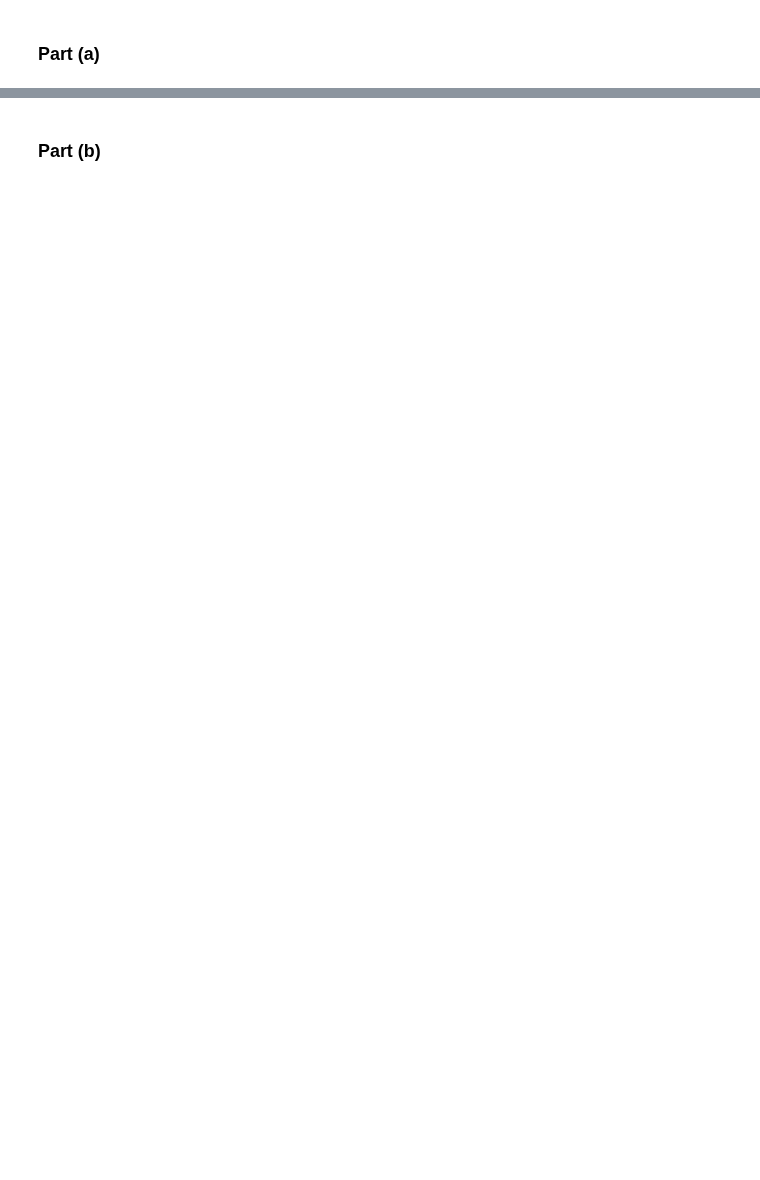
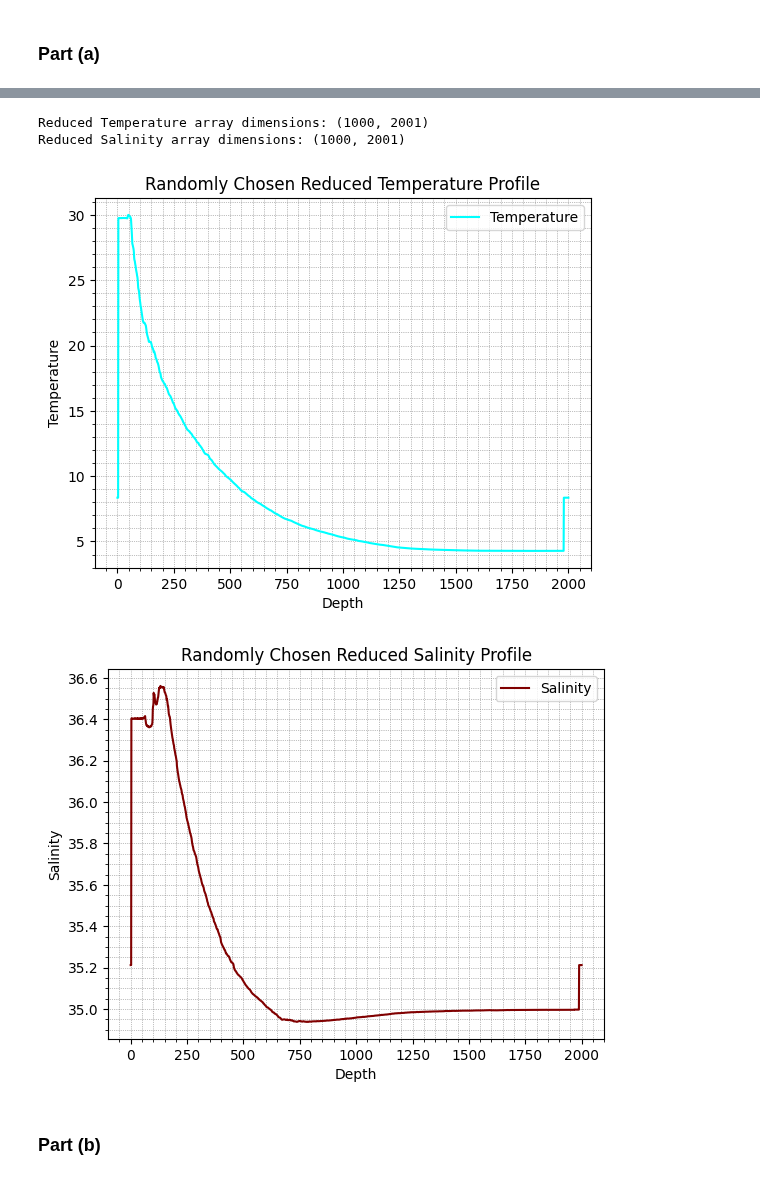
Before and after one commit to Mani0237/Prelims, a Jupyter notebook: 2023_fall/Q8-200973108/8_olmo.ipynb, the cells around one changed output, grey strips where cells are left out. Saved outputs shown, nothing was run; the diff lists cells and outputs as text; code cells hidden in the pictures; blank space fills up the shorter version.

```diff
--- a/2023_fall/Q8-200973108/8_olmo.ipynb
+++ b/2023_fall/Q8-200973108/8_olmo.ipynb
@@ -45,2 +46,72 @@ plt.show()
+# %%
+# defining function for SVD approximation
+def SVD_approximation(matrix, rank):
+    '''--------------------------------------------------------------
+    The function performs SVD decomposition of image matrix and then
+    gives approximation of the matrix A for a given rank
+
+    PARMAETER
+    - image_matrix (numpy.ndarray) : matrix containing image data
+    - rank (int) : the rank upto which A is to be approximated
+
+    RETURNS
+    A_approx (numpy.ndarray) - An approximation of image_matrix
+    -----------------------------------------------------------------'''
+
+    # performing SVD for image_matrix
+    U, S, V_T = np.linalg.svd(matrix, full_matrices=False)
+
+    # Ensuring that the rank does not exceed the number of eigenvalues
+    rank = min(rank, min(matrix.shape))
+
+    A_approx = U[:, :rank] @ np.diag(S[:rank]) @ V_T[:rank, :]
+
+    return A_approx
+
+# Handle NaN and inf values by replacing them with the mean of the profile
+def replace_nan_inf(data):
+    # Replace inf with NaN to handle them together
+    data[np.isinf(data)] = np.nan
+    # Get the mean of each profile ignoring NaNs
+    means = np.nanmean(data, axis=1)
+    # Replace NaNs with the mean of the corresponding profile
+    inds = np.where(np.isnan(data))
+    data[inds] = np.take(means, inds[0])
+    return data
+
+temperature = replace_nan_inf(temperature)
+salinity = replace_nan_inf(salinity)
+temp_reduced = SVD_approximation(temperature, 400)
+sal_reduced = SVD_approximation(salinity, 400)
+# Print the dimensions of the reduced arrays
+print("Reduced Temperature array dimensions:", temp_reduced.shape)
+print("Reduced Salinity array dimensions:", sal_reduced.shape)
+
+# Plot a randomly chosen reduced temperature profile
+random_index_temp = np.random.randint(0, temp_reduced.shape[0])
+plt.plot(temp_reduced[random_index_temp], label='Temperature', color='cyan')
+plt.xlabel('Depth')
+plt.ylabel('Temperature')
+plt.title('Randomly Chosen Reduced Temperature Profile')
+plt.legend()
+plt.minorticks_on()
+plt.grid(True, which='both', linestyle=':', linewidth='0.5', color='gray')
+plt.show()
+
+# Plot a randomly chosen reduced salinity profile
+random_index_sal = np.random.randint(0, sal_reduced.shape[0])
+plt.plot(sal_reduced[random_index_sal], label='Salinity', color='maroon')
+plt.xlabel('Depth')
+plt.ylabel('Salinity')
+plt.title('Randomly Chosen Reduced Salinity Profile')
+plt.minorticks_on()
+plt.grid(True, which='both', linestyle=':', linewidth='0.5', color='gray')
+plt.legend()
+plt.show()
+# %% [output]
+Reduced Temperature array dimensions: (1000, 2001)
+Reduced Salinity array dimensions: (1000, 2001)
+[figure, added]
+[figure, added]
 # %% [markdown]
 ### Part (b)
```
Also changed, not shown: parts of 6 cells of this notebook, 1 other file.
